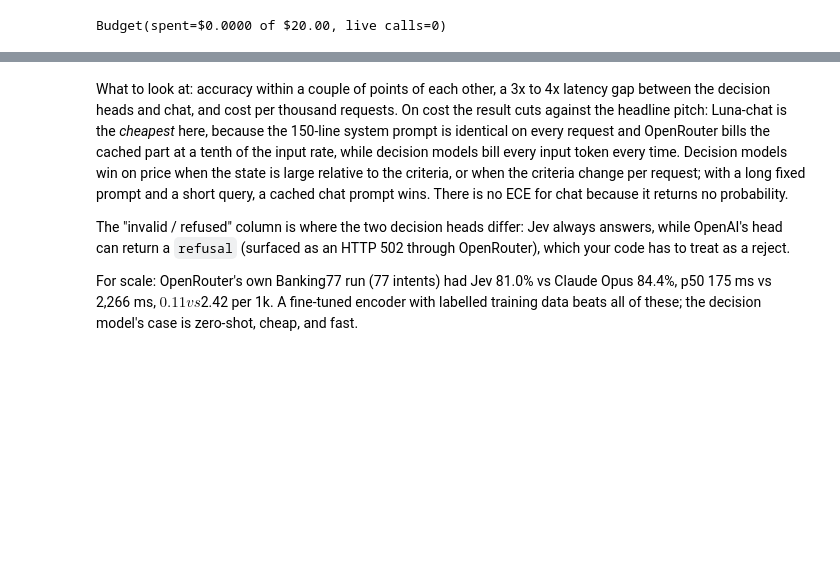
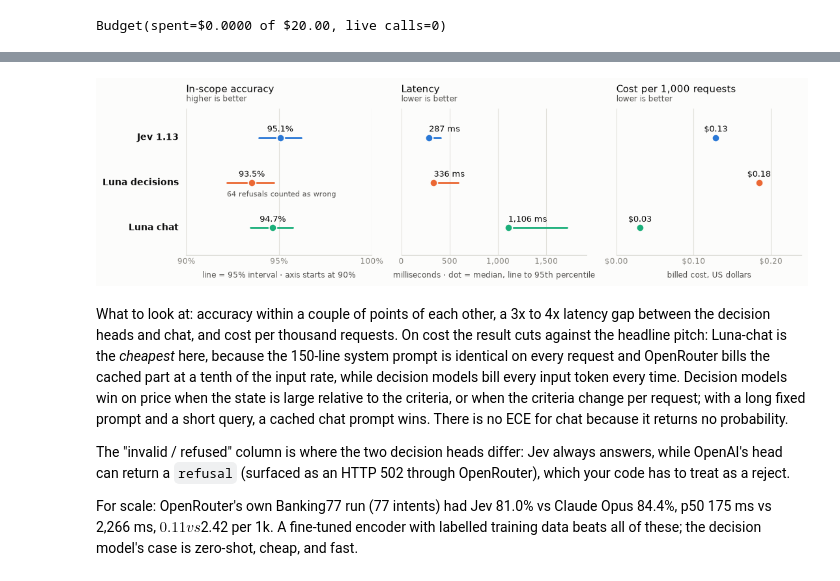
Before and after one commit to paulbruffett/jev-demo, a Jupyter notebook: jev_clinc150.ipynb, the cells around one changed output, grey strips where cells are left out. Drawn from its saved outputs; the diff is of its cells as text; code cells hidden in the pictures; blank space fills up the shorter version.

```diff
--- a/jev_clinc150.ipynb
+++ b/jev_clinc150.ipynb
@@ -320,6 +325,11 @@ pd.DataFrame({m: jevlib.summarize(results[("no_other", m)]) for m in CONFIGS}).T
 | typesafe/jev-1.13 | 0.951 [0.939, 0.962] | 0.951 | 0 | 287 | 408 | 0.1287 | 3064 | 0.022 |
 | openai/gpt-6-luna-decisions | 0.935 [0.922, 0.947] | 0.929 | 64 | 336 | 588 | 0.1846 | 1907 | 0.023 |
 | openai/gpt-6-luna | 0.947 [0.935, 0.957] | 0.946 | 0 | 1106 | 1712 | 0.0305 | 2200 | NaN |
+# %%
+# The same numbers as a picture: one panel per measure, the same three rows in each.
+jevlib.plot_comparison(results, CONFIGS);
+# %% [output]
+[figure, added]
 # %% [markdown]
 What to look at: accuracy within a couple of points of each other, a 3x to 4x latency gap between the decision heads
 and chat, and cost per thousand requests. On cost the result cuts against the headline pitch: Luna-chat is the *cheapest*
```
Also changed, not shown: parts of 7 cells of this notebook, 2 other files.
